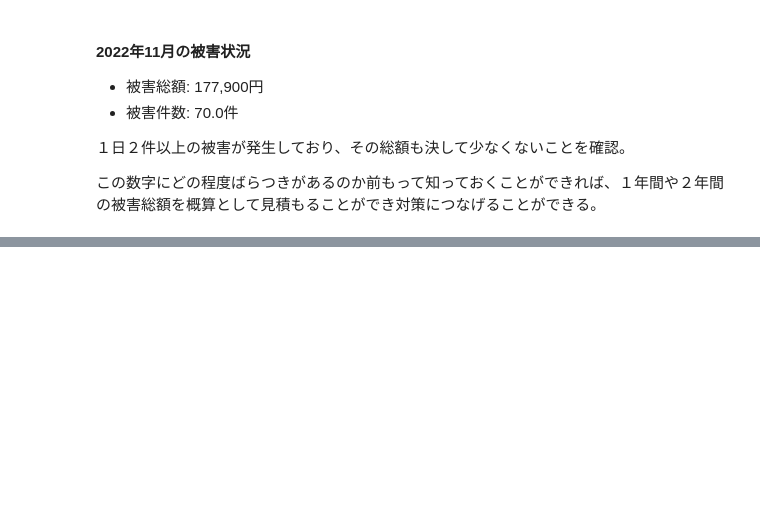
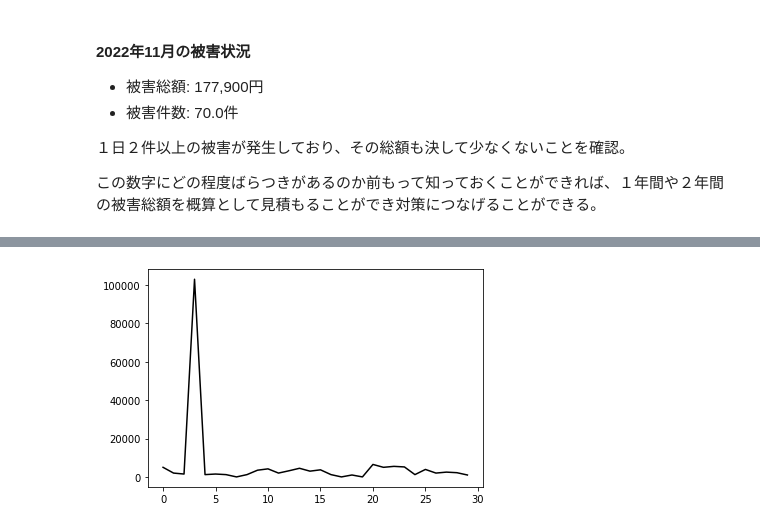
Before and after one commit to 1024xx4/math_programing_for_ai_and_ds, a Jupyter notebook: number_of_required_data.ipynb, the cells around one changed output, grey strips where cells are left out. Cells and saved outputs as stored; diff of their text form; code cells hidden in the pictures; blank space fills up the shorter version.

```diff
--- a/number_of_required_data.ipynb
+++ b/number_of_required_data.ipynb
@@ -354,0 +358,11 @@ print('被害件数:', total_theft, '件')
+# %%
+# １日ごとの被害額を List化する
+list_amount = np.zeros(len(df_theft_201811.index))
+for i_index in range(len(df_theft_201811.index)):
+    for i_column in range(len(df_theft_201811.columns)):
+        list_amount[i_index] += df_theft_201811.iloc[i_index, i_column] * df_amenity_price['金額'].iloc[i_column]
+
+plt.plot(list_amount, color='k')
+plt.show()
+# %% [output]
+[figure, added]
```
Also changed, not shown: parts of 6 cells of this notebook.
